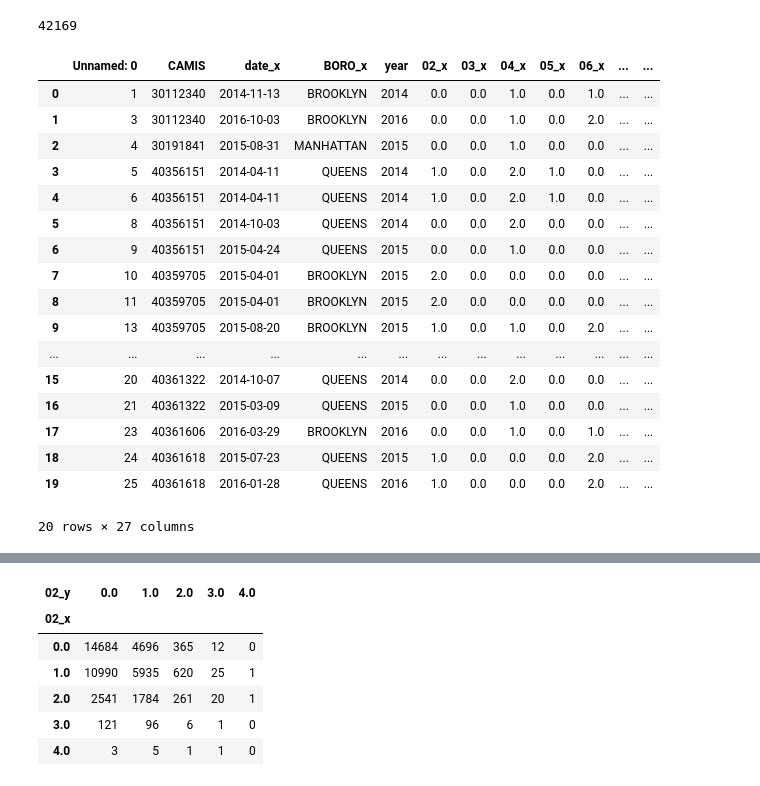
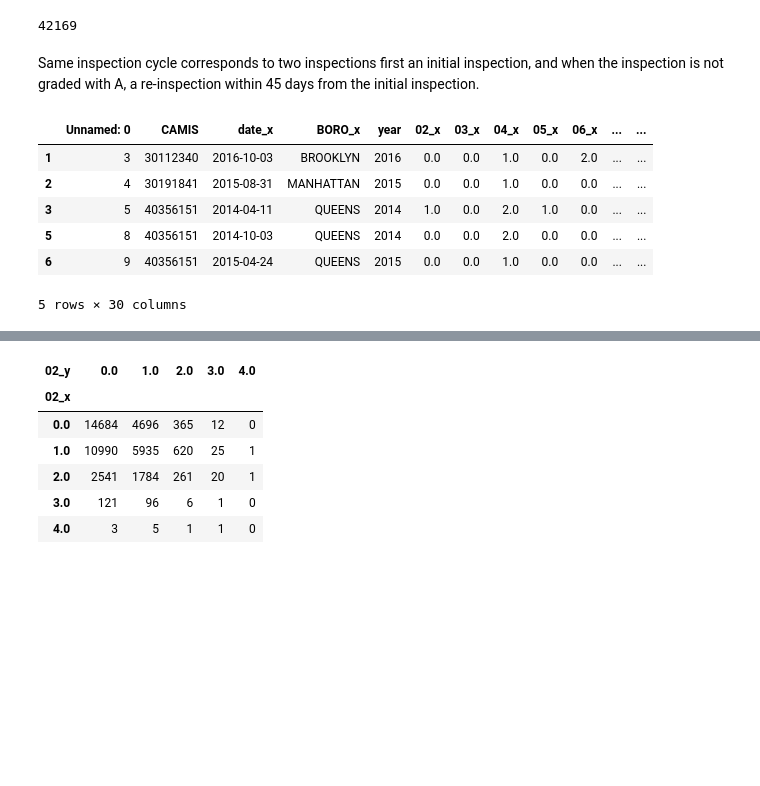
Before and after one commit to chenHub00/restaurant_inspections, a Jupyter notebook: DataPreparation-CycleInspections.ipynb, the cells around one changed output, grey strips where cells are left out. Saved outputs shown, nothing was run; the diff lists cells and outputs as text; code cells hidden in the pictures; blank space fills up the shorter version.

Commit message:
data preparation work for one transition matrix

```diff
--- a/DataPreparation-CycleInspections.ipynb
+++ b/DataPreparation-CycleInspections.ipynb
@@ -241,24 +241,31 @@ same_year_inspections = pd.read_csv('same_year_inspections.csv', sep=',',engine=
 len(same_year_inspections)
 # %% [output]
 42169
-# %%
-same_year_inspections.sort_values(['CAMIS','date_x','date_y']).head(20)
-# %% [output]
-|  | Unnamed: 0 | CAMIS | date_x | BORO_x | year | 02_x | 03_x | 04_x | 05_x | 06_x | ... | ... |
-| 0 | 1 | 30112340 | 2014-11-13 | BROOKLYN | 2014 | 0.0 | 0.0 | 1.0 | 0.0 | 1.0 | ... | ... |
-| 1 | 3 | 30112340 | 2016-10-03 | BROOKLYN | 2016 | 0.0 | 0.0 | 1.0 | 0.0 | 2.0 | ... | ... |
-| 2 | 4 | 30191841 | 2015-08-31 | MANHATTAN | 2015 | 0.0 | 0.0 | 1.0 | 0.0 | 0.0 | ... | ... |
-| 3 | 5 | 40356151 | 2014-04-11 | QUEENS | 2014 | 1.0 | 0.0 | 2.0 | 1.0 | 0.0 | ... | ... |
-| 4 | 6 | 40356151 | 2014-04-11 | QUEENS | 2014 | 1.0 | 0.0 | 2.0 | 1.0 | 0.0 | ... | ... |
-| 5 | 8 | 40356151 | 2014-10-03 | QUEENS | 2014 | 0.0 | 0.0 | 2.0 | 0.0 | 0.0 | ... | ... |
-| 6 | 9 | 40356151 | 2015-04-24 | QUEENS | 2015 | 0.0 | 0.0 | 1.0 | 0.0 | 0.0 | ... | ... |
-| 7 | 10 | 40359705 | 2015-04-01 | BROOKLYN | 2015 | 2.0 | 0.0 | 0.0 | 0.0 | 0.0 | ... | ... |
-| 8 | 11 | 40359705 | 2015-04-01 | BROOKLYN | 2015 | 2.0 | 0.0 | 0.0 | 0.0 | 0.0 | ... | ... |
-| 9 | 13 | 40359705 | 2015-08-20 | BROOKLYN | 2015 | 1.0 | 0.0 | 1.0 | 0.0 | 2.0 | ... | ... |
-| ... | ... | ... | ... | ... | ... | ... | ... | ... | ... | ... | ... | ... |
-| 15 | 20 | 40361322 | 2014-10-07 | QUEENS | 2014 | 0.0 | 0.0 | 2.0 | 0.0 | 0.0 | ... | ... |
-| 16 | 21 | 40361322 | 2015-03-09 | QUEENS | 2015 | 0.0 | 0.0 | 1.0 | 0.0 | 0.0 | ... | ... |
-| 17 | 23 | 40361606 | 2016-03-29 | BROOKLYN | 2016 | 0.0 | 0.0 | 1.0 | 0.0 | 1.0 | ... | ... |
-| 18 | 24 | 40361618 | 2015-07-23 | QUEENS | 2015 | 1.0 | 0.0 | 0.0 | 0.0 | 2.0 | ... | ... |
-| 19 | 25 | 40361618 | 2016-01-28 | QUEENS | 2016 | 1.0 | 0.0 | 0.0 | 0.0 | 2.0 | ... | ... |
-20 rows × 27 columns
+# %%
+#same_year_inspections.sort_values(['CAMIS','date_x','date_y']).head(20)
+# creates a new column based on inspection date
+same_year_inspections['date_init'] = pd.to_datetime(same_year_inspections['date_x'])
+same_year_inspections['date_reins'] = pd.to_datetime(same_year_inspections['date_y'])
+# separation by month
+#rest_insp['year'] = rest_insp['date'].dt.year
+#rest_insp['month'] = rest_insp['date'].dt.month
+#rest_insp['day'] = rest_insp['date'].dt.day
+# years in the data
+#rest_insp['year'].value_counts()
+# %% [markdown]
+Same inspection cycle corresponds to two inspections first an initial inspection, and when the inspection is not graded with A, a re-inspection within 45 days from the initial inspection.
+# %%
+#same_year_inspections[[same_year_inspections['date_x'] < same_year_inspections['date_y']]]
+same_year_inspections['Difference'] = same_year_inspections["date_reins"].sub(same_year_inspections["date_init"],axis=0)
+#-same_year_inspections["date_y"]
+#same_year_inspections['Difference'] = same_year_inspections['date_x'].sub(same_year_inspections['date_y'], axis=0)
+same_inspection_cycle = same_year_inspections[same_year_inspections["Difference"]/np.timedelta64(1, 'D')<45]
+same_inspection_cycle.head()
+# %% [output]
+|  | Unnamed: 0 | CAMIS | date_x | BORO_x | year | 02_x | 03_x | 04_x | 05_x | 06_x | ... | ... |
+| 1 | 3 | 30112340 | 2016-10-03 | BROOKLYN | 2016 | 0.0 | 0.0 | 1.0 | 0.0 | 2.0 | ... | ... |
+| 2 | 4 | 30191841 | 2015-08-31 | MANHATTAN | 2015 | 0.0 | 0.0 | 1.0 | 0.0 | 0.0 | ... | ... |
+| 3 | 5 | 40356151 | 2014-04-11 | QUEENS | 2014 | 1.0 | 0.0 | 2.0 | 1.0 | 0.0 | ... | ... |
+| 5 | 8 | 40356151 | 2014-10-03 | QUEENS | 2014 | 0.0 | 0.0 | 2.0 | 0.0 | 0.0 | ... | ... |
+| 6 | 9 | 40356151 | 2015-04-24 | QUEENS | 2015 | 0.0 | 0.0 | 1.0 | 0.0 | 0.0 | ... | ... |
+5 rows × 30 columns
```
Also changed, not shown: parts of 4 cells of this notebook, 1 other file.
